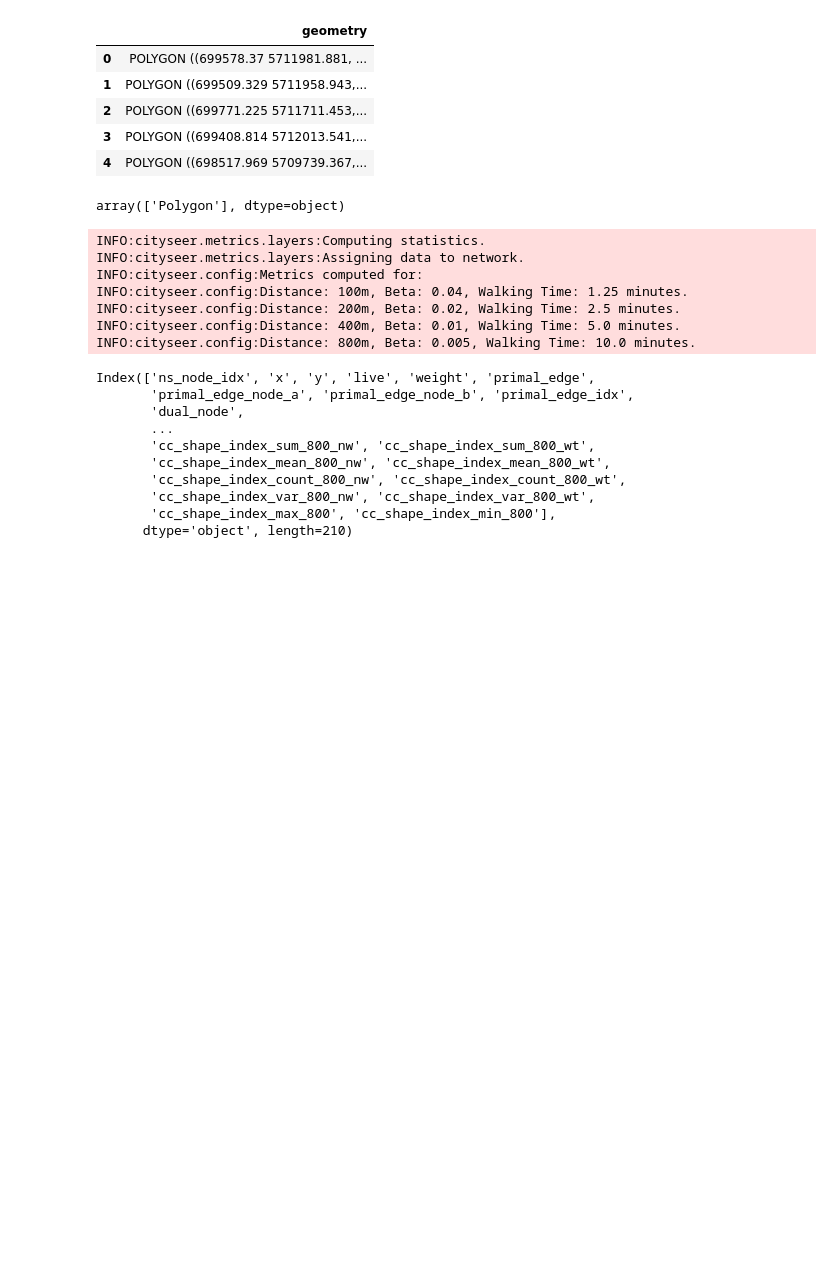
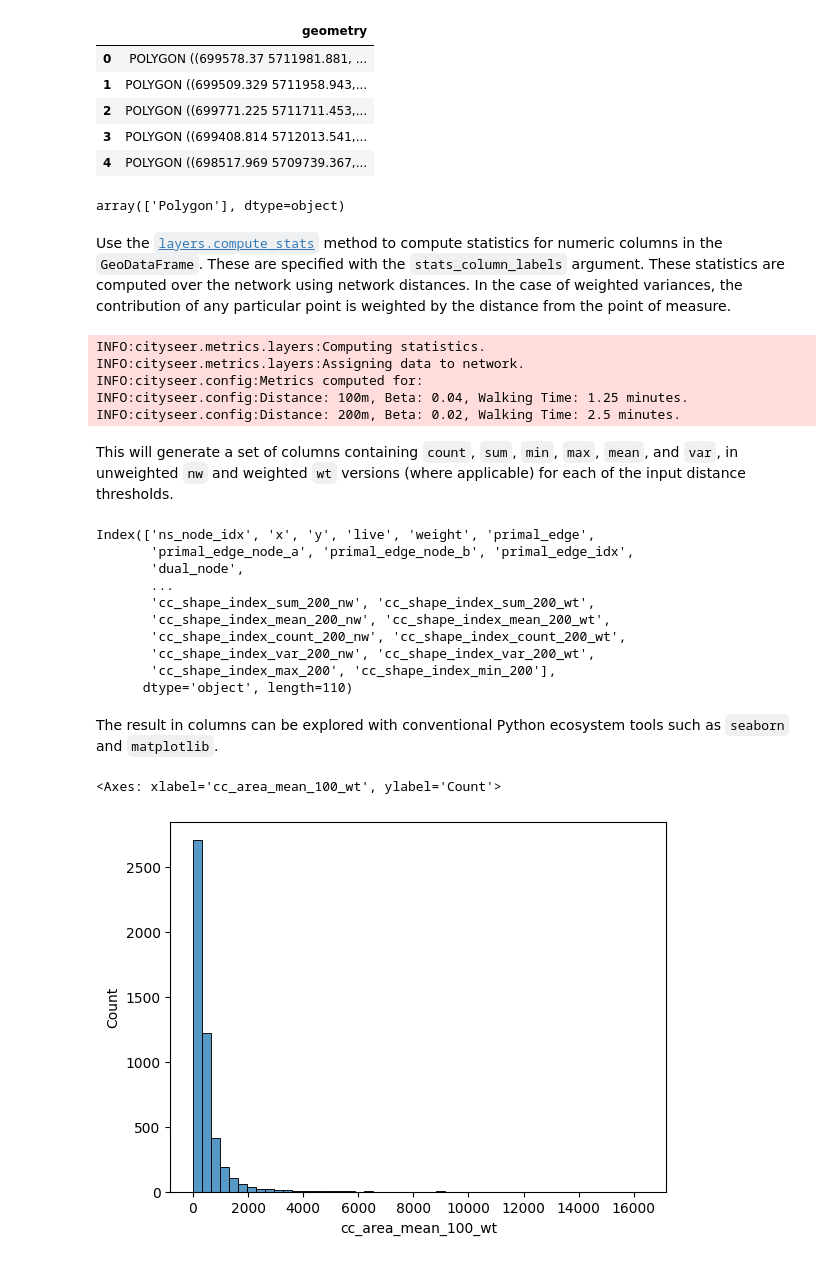
Before and after one commit to benchmark-urbanism/cityseer-examples, a Jupyter notebook: recipes/stats/osm_stats.ipynb, the cells around one changed output. Drawn from its saved outputs; the diff is of its cells as text; code cells hidden in the pictures; blank space fills up the shorter version.

Commit message:
stats

```diff
--- a/recipes/stats/osm_stats.ipynb
+++ b/recipes/stats/osm_stats.ipynb
@@ -89,9 +104,10 @@ bldgs_gpd["shape_index"] = momepy.shape_index(bldgs_gpd.geometry)
 bldgs_gpd.geometry.type.unique()
 # %% [output]
 array(['Polygon'], dtype=object)
+# %% [markdown]
+Use the [`layers.compute_stats`](https://cityseer.benchmarkurbanism.com/metrics/layers#compute-stats) method to compute statistics for numeric columns in the `GeoDataFrame`. These are specified with the `stats_column_labels` argument. These statistics are computed over the network using network distances. In the case of weighted variances, the contribution of any particular point is weighted by the distance from the point of measure.
 # %%
-# compute pub accessibility
-distances = [100, 200, 400, 800]
+distances = [100, 200]
 nodes_gdf, bldgs_gpd = layers.compute_stats(
     bldgs_gpd,
     stats_column_labels=[
@@ -111,8 +127,8 @@ INFO:cityseer.metrics.layers:Assigning data to network.
 INFO:cityseer.config:Metrics computed for:
 INFO:cityseer.config:Distance: 100m, Beta: 0.04, Walking Time: 1.25 minutes.
 INFO:cityseer.config:Distance: 200m, Beta: 0.02, Walking Time: 2.5 minutes.
-INFO:cityseer.config:Distance: 400m, Beta: 0.01, Walking Time: 5.0 minutes.
-INFO:cityseer.config:Distance: 800m, Beta: 0.005, Walking Time: 10.0 minutes.
+# %% [markdown]
+This will generate a set of columns containing `count`, `sum`, `min`, `max`, `mean`, and `var`, in unweighted `nw` and weighted `wt` versions (where applicable) for each of the input distance thresholds.
 # %%
 nodes_gdf.columns
 # %% [output]
@@ -120,9 +136,20 @@ Index(['ns_node_idx', 'x', 'y', 'live', 'weight', 'primal_edge',
        'primal_edge_node_a', 'primal_edge_node_b', 'primal_edge_idx',
        'dual_node',
        ...
-       'cc_shape_index_sum_800_nw', 'cc_shape_index_sum_800_wt',
-       'cc_shape_index_mean_800_nw', 'cc_shape_index_mean_800_wt',
-       'cc_shape_index_count_800_nw', 'cc_shape_index_count_800_wt',
-       'cc_shape_index_var_800_nw', 'cc_shape_index_var_800_wt',
-       'cc_shape_index_max_800', 'cc_shape_index_min_800'],
-      dtype='object', length=210)
+       'cc_shape_index_sum_200_nw', 'cc_shape_index_sum_200_wt',
+       'cc_shape_index_mean_200_nw', 'cc_shape_index_mean_200_wt',
+       'cc_shape_index_count_200_nw', 'cc_shape_index_count_200_wt',
+       'cc_shape_index_var_200_nw', 'cc_shape_index_var_200_wt',
+       'cc_shape_index_max_200', 'cc_shape_index_min_200'],
+      dtype='object', length=110)
+# %% [markdown]
+The result in columns can be explored with conventional Python ecosystem tools such as `seaborn` and `matplotlib`.
+# %%
+sns.histplot(
+    data=nodes_gdf,
+    x="cc_area_mean_100_wt",
+    bins=50,
+)
+# %% [output]
+<Axes: xlabel='cc_area_mean_100_wt', ylabel='Count'>
+[figure, added]
```
Also changed, not shown: parts of 7 cells of this notebook, 5 other files.
